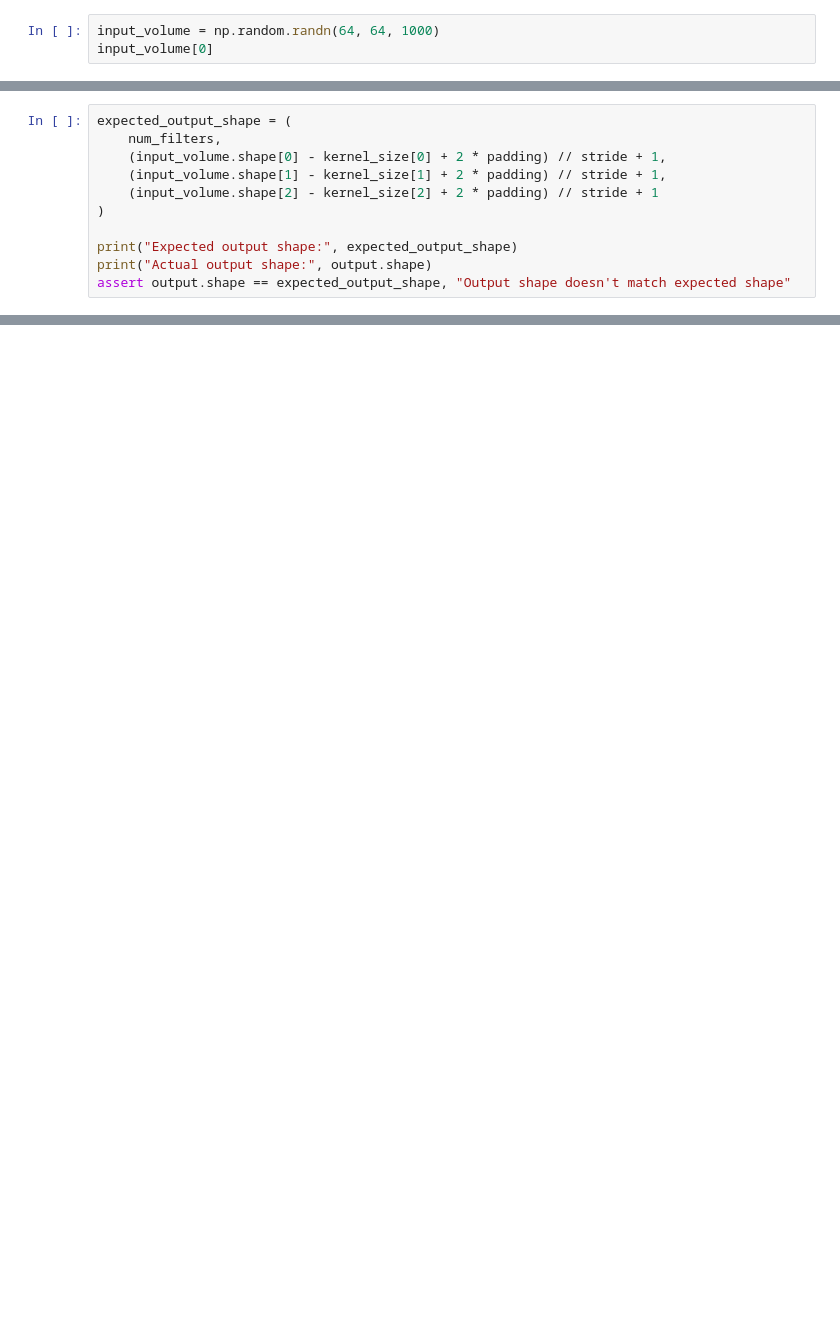
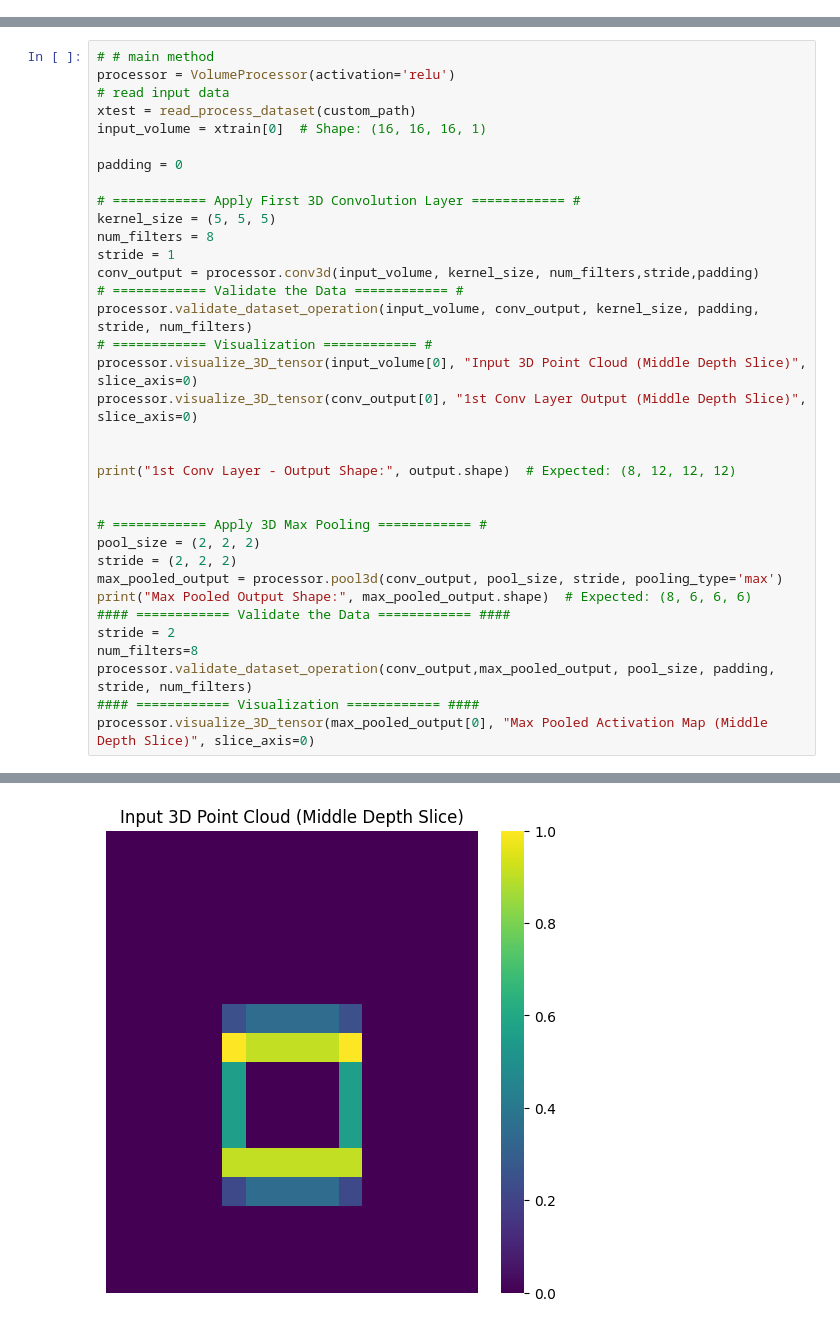
Before and after one commit to mridulpant2010/CS5480-deeplearning, a Jupyter notebook: a2_cs24mtech15009.ipynb, the cells around one changed output, grey strips where cells are left out. Saved outputs shown, nothing was run; the diff lists cells and outputs as text; blank space fills up the shorter version.

```diff
--- a/a2_cs24mtech15009.ipynb
+++ b/a2_cs24mtech15009.ipynb
@@ -216,3 +6,0 @@ iplot(fig)
-# %%
-input_volume = np.random.randn(64, 64, 1000)
-input_volume[0]
@@ -315,11 +6,0 @@ plt.show()
-# %%
-expected_output_shape = (
-    num_filters,
-    (input_volume.shape[0] - kernel_size[0] + 2 * padding) // stride + 1,
-    (input_volume.shape[1] - kernel_size[1] + 2 * padding) // stride + 1,
-    (input_volume.shape[2] - kernel_size[2] + 2 * padding) // stride + 1
-)
-
-print("Expected output shape:", expected_output_shape)
-print("Actual output shape:", output.shape)
-assert output.shape == expected_output_shape, "Output shape doesn't match expected shape"
@@ -415,0 +206,36 @@ Average Pooled Output Shape: (32, 32, 32, 32)
+# %%
+# # main method
+processor = VolumeProcessor(activation='relu')
+# read input data
+xtest = read_process_dataset(custom_path)
+input_volume = xtrain[0]  # Shape: (16, 16, 16, 1)
+
+padding = 0
+
+# ============ Apply First 3D Convolution Layer ============ #
+kernel_size = (5, 5, 5)
+num_filters = 8
+stride = 1
+conv_output = processor.conv3d(input_volume, kernel_size, num_filters,stride,padding)
+# ============ Validate the Data ============ #
+processor.validate_dataset_operation(input_volume, conv_output, kernel_size, padding, stride, num_filters)
+# ============ Visualization ============ #
+processor.visualize_3D_tensor(input_volume[0], "Input 3D Point Cloud (Middle Depth Slice)", slice_axis=0)
+processor.visualize_3D_tensor(conv_output[0], "1st Conv Layer Output (Middle Depth Slice)", slice_axis=0)
+
+
+print("1st Conv Layer - Output Shape:", output.shape)  # Expected: (8, 12, 12, 12)
+
+
+# ============ Apply 3D Max Pooling ============ #
+pool_size = (2, 2, 2)
+stride = (2, 2, 2)
+max_pooled_output = processor.pool3d(conv_output, pool_size, stride, pooling_type='max')
+print("Max Pooled Output Shape:", max_pooled_output.shape)  # Expected: (8, 6, 6, 6)
+#### ============ Validate the Data ============ ####
+stride = 2
+num_filters=8
+processor.validate_dataset_operation(conv_output,max_pooled_output, pool_size, padding, stride, num_filters)
+#### ============ Visualization ============ ####
+processor.visualize_3D_tensor(max_pooled_output[0], "Max Pooled Activation Map (Middle Depth Slice)", slice_axis=0)
+# %% [output]
@@ -415,0 +244 @@ Average Pooled Output Shape: (32, 32, 32, 32)
+[figure, added]
```
Also changed, not shown: parts of 17 cells of this notebook, 4 other files.
